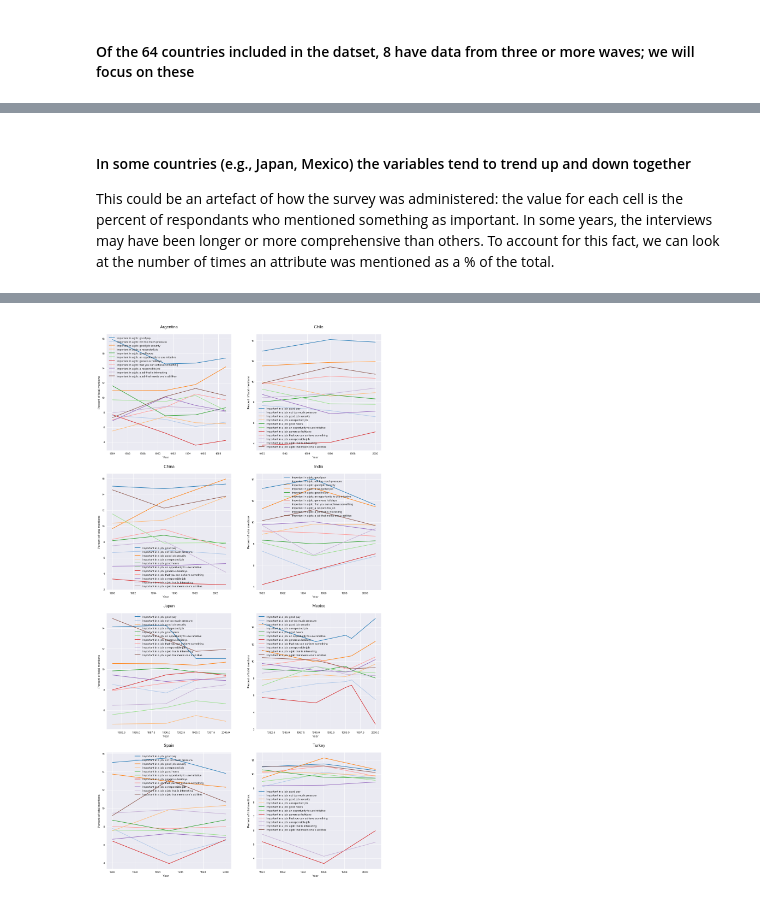
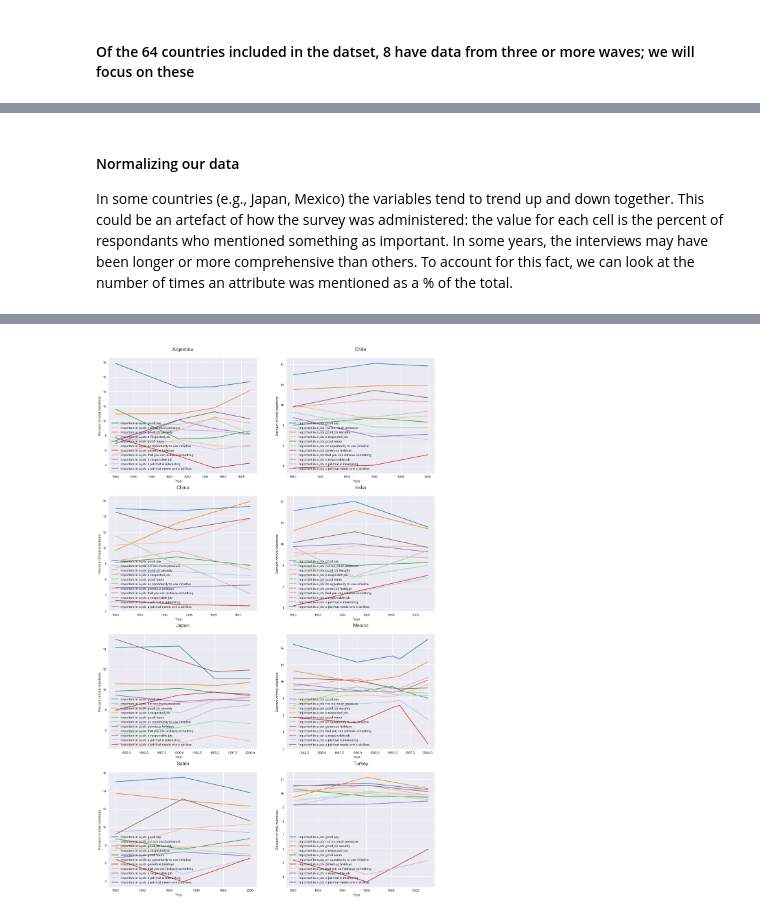
Before and after one commit to viviennehay/DSI-Project-5, a Jupyter notebook: World Values -- Full dataset.ipynb, the cells around one changed output, grey strips where cells are left out. Saved outputs shown, nothing was run; the diff lists cells and outputs as text; code cells hidden in the pictures.

```diff
--- a/World Values -- Full dataset.ipynb
+++ b/World Values -- Full dataset.ipynb
@@ -319,7 +313,7 @@ for index, dataframe in country_averages.groupby(country_averages.index):
 # %% [markdown]
-#### In some countries (e.g., Japan, Mexico) the variables tend to trend up and down together
+#### Normalizing our data
 
-This could be an artefact of how the survey was administered: the value for each cell is the percent of respondants who mentioned something as important. In some years, the interviews may have been longer or more comprehensive than others. To account for this fact, we can look at the number of times an attribute was mentioned as a % of the total.
+In some countries (e.g., Japan, Mexico) the variables tend to trend up and down together. This could be an artefact of how the survey was administered: the value for each cell is the percent of respondants who mentioned something as important. In some years, the interviews may have been longer or more comprehensive than others. To account for this fact, we can look at the number of times an attribute was mentioned as a % of the total.
 # %%
 country_averages['total_mentions'] = country_averages[refined_job_qs].sum(axis = 1)
 country_averages.head()
@@ -351,22 +345,23 @@ country_averages.head()
 # %%
 # Plot evolution of values over time
 
 country_averages.index = country_averages['country_name']
 
 n_cols = 2
 n_rows = int(len(longitudinal_countries)//n_cols)
-figure, ax = plt.subplots(nrows = n_rows, ncols=n_cols, figsize=(18,36))
+figure, ax = plt.subplots(nrows = n_rows, ncols=n_cols, figsize=(18,30))
 i = 0 # this is a counter to tell matplotlib which axis to plot on
 _cmap = plt.get_cmap('tab20')
 
 for index, dataframe in country_averages.groupby(country_averages.index):
     if index in longitudinal_countries:
         ax[i//n_cols][i%n_cols].set_title(f"\n {index} \n", fontsize = 15)
         for j in range(0, len(normalized_refined_job_qs)): # this for loop is used to improve line colors on charts
             ax[i//n_cols][i%n_cols].plot(dataframe['Year survey'], dataframe[normalized_refined_job_qs[j]], c=_cmap.colors[j])
         ax[i//n_cols][i%n_cols].set_xlabel('Year', horizontalalignment = 'right')
+        # ax[i//n_cols][i%n_cols].set_xlim(xmin = 1980)
         ax[i//n_cols][i%n_cols].set_ylabel('Percent of total mentions')
-        ax[i//n_cols][i%n_cols].legend(refined_job_qs)
+        ax[i//n_cols][i%n_cols].legend(refined_job_qs, loc = 'lower left')
         i +=1
 # %% [output]
-[figure, old version]
+[figure, new version]
```
Also changed, not shown: parts of 29 cells of this notebook, 2 other files.
